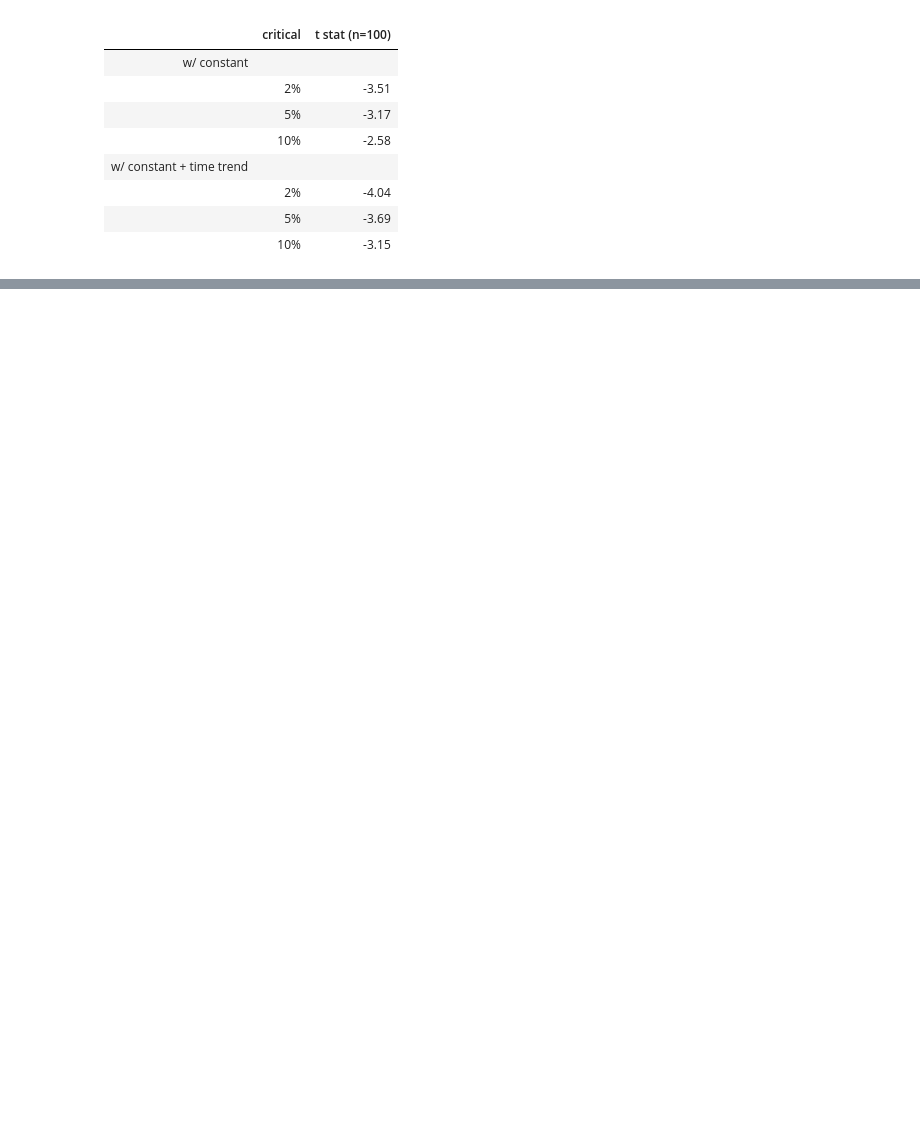
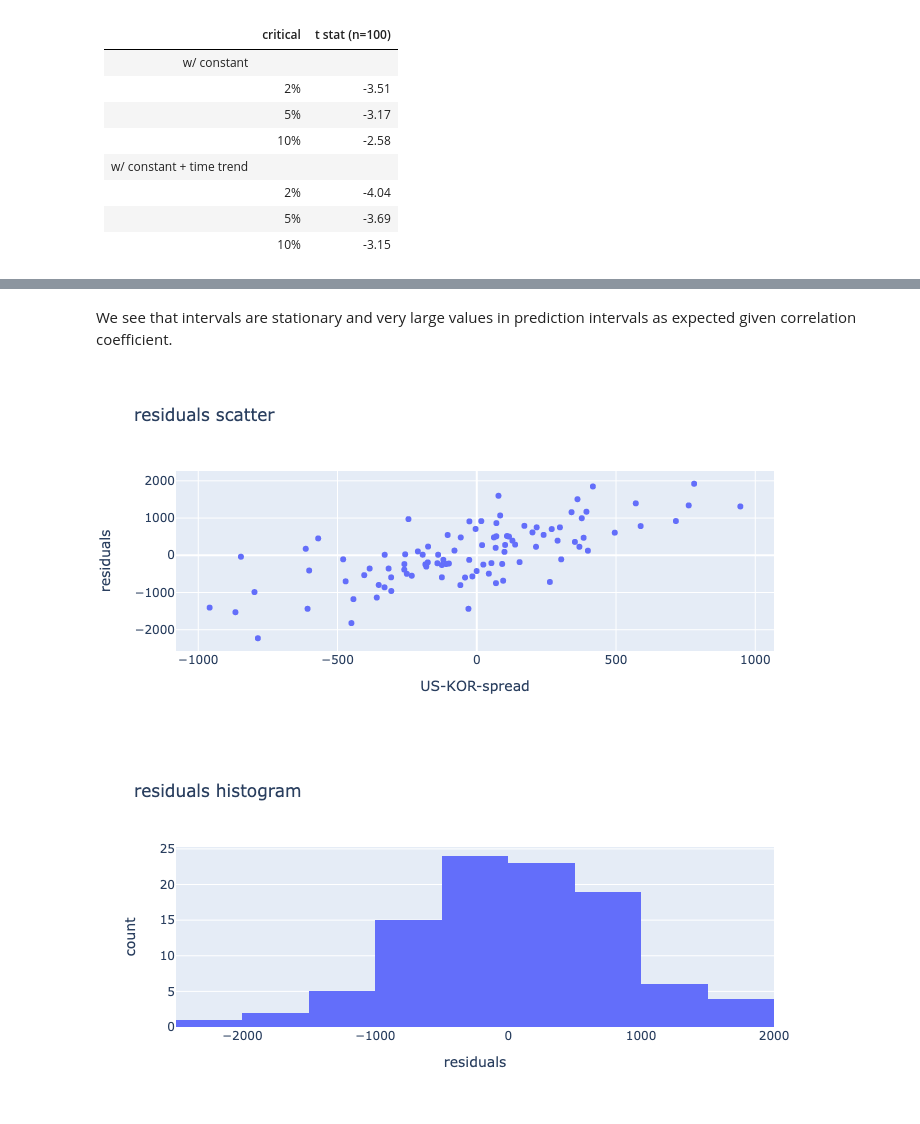
Before and after one commit to ptzhi/defi-primitives, a Jupyter notebook: notebooks/price-aggregation/kimchi-premium.ipynb, the cells around one changed output, grey strips where cells are left out. Cells and saved outputs as stored; diff of their text form; code cells hidden in the pictures; blank space fills up the shorter version.

```diff
--- a/notebooks/price-aggregation/kimchi-premium.ipynb
+++ b/notebooks/price-aggregation/kimchi-premium.ipynb
@@ -151,16 +191,17 @@ We focus on US-KOR spread. To arbitrage this spread, we first need to test for i
 # %%
 def linearRegression(df, samples):
-    training_df = df[:samples+1]
+    training_df = df[:samples+1].copy()
     # spread
-    y = training_df['US-gemini'] - training_df['KOR-upbit']
-    # delta, use shift(-1) to have X lag one day prior to y
-    X = (y.shift(-1) - y)
+    target = training_df['US-KOR-spread']
+    # delta, use shift(-1) to have spread lag one day behind delta
+    features = training_df['US-KOR-delta'].shift(-1)
     # avoid NaN
-    X = X[:-1]
-    y = y[:-1]
+    X = features[:-1]
+    y = target[:-1]
     # add constant
-    X = sm.add_constant(X)
-    model = sm.OLS(y, X)
+    X_pred = sm.add_constant(X)
+    model = sm.OLS(y, X_pred)
     results = model.fit()
-    print(results.summary())
+    # print(results.summary())
+    return training_df, y, X, results
 # %%
@@ -202,0 +321,17 @@ To do: proper regression analysis (qq, leverage, outliers)
+# %% [markdown]
+We see that intervals are stationary and very large values in prediction intervals as expected given correlation coefficient.
+# %%
+resid_df['residuals'] = resid_df['US-KOR-delta'] - resid_df['delta_pred']
+
+fig = px.scatter(
+    resid_df,
+    x=resid_df['US-KOR-spread'],
+    y=resid_df['residuals'],
+    title='residuals scatter')
+fig.show()
+
+fig = px.histogram(resid_df, x="residuals", title='residuals histogram')
+fig.show()
+# %% [output]
+[figure, added]
+[figure, added]
```
Also changed, not shown: parts of 39 cells of this notebook.
